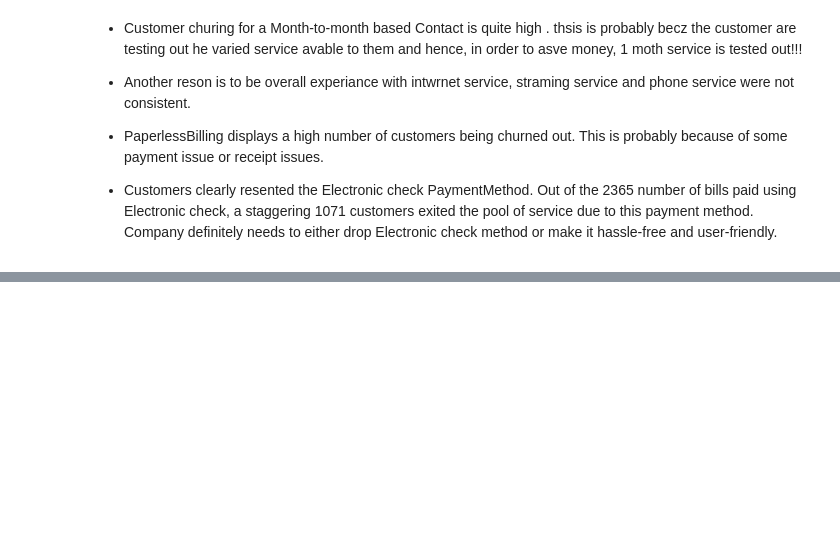
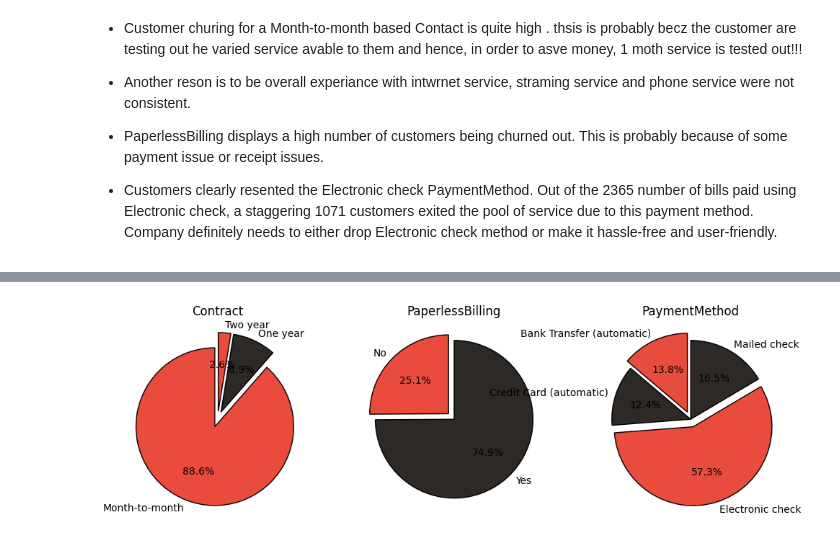
Before and after one commit to Bhupendra-glitch/Customer-Segmentation-Retention, a Jupyter notebook: Telco_Customer_Churn.ipynb, the cells around one changed output, grey strips where cells are left out. Cells and saved outputs as stored; diff of their text form; code cells hidden in the pictures; blank space fills up the shorter version.

```diff
--- a/Telco_Customer_Churn.ipynb
+++ b/Telco_Customer_Churn.ipynb
@@ -357,0 +508,30 @@ plt.title(title);
+# %%
+contract = df1[df1['Churn'] == 1]['Contract'].value_counts()
+contract = [contract[0] / sum(contract) * 100, contract[1] / sum(contract) * 100, contract[2] / sum(contract) * 100] # Month-to-month - One year - Two year
+
+paperlessbilling = df1[df1['Churn'] == 1]['PaperlessBilling'].value_counts()
+paperlessbilling = [paperlessbilling[0] / sum(paperlessbilling) * 100,paperlessbilling[1] / sum(paperlessbilling) * 100] # No - Yes
+
+paymentmethod = df1[df1['Churn'] == 1]['PaymentMethod'].value_counts()
+paymentmethod = [paymentmethod[0] / sum(paymentmethod) * 100, paymentmethod[1] / sum(paymentmethod) * 100,
+            paymentmethod[2] / sum(paymentmethod) * 100, paymentmethod[3] / sum(paymentmethod) * 100]
+            # Bank Transfer (automatic) - Credit Card (automatic) - Electronic check - Mailed check
+# %%
+ax,fig = plt.subplots(nrows = 1,ncols = 3,figsize = (12,12))
+
+plt.subplot(1,3,1)
+plt.pie(contract,labels = ['Month-to-month','One year','Two year'],autopct='%1.1f%%',startangle = 90,explode = (0.1,0.1,0.1),colors = colors,
+       wedgeprops = {'edgecolor' : 'black','linewidth': 1,'antialiased' : True})
+plt.title('Contract');
+
+plt.subplot(1,3,2)
+plt.pie(paperlessbilling,labels = ['No', 'Yes'],autopct='%1.1f%%',startangle = 90,explode = (0.1,0),colors = colors,
+       wedgeprops = {'edgecolor' : 'black','linewidth': 1,'antialiased' : True})
+plt.title('PaperlessBilling');
+
+plt.subplot(1,3,3)
+plt.pie(paymentmethod,labels = ['Bank Transfer (automatic)','Credit Card (automatic)','Electronic check','Mailed check'],autopct='%1.1f%%',startangle = 90,explode = (0.1,0,0.1,0),colors = colors,
+       wedgeprops = {'edgecolor' : 'black','linewidth': 1,'antialiased' : True})
+plt.title('PaymentMethod');
+# %% [output]
+[figure, added]
```
Also changed, not shown: parts of 19 cells of this notebook.
